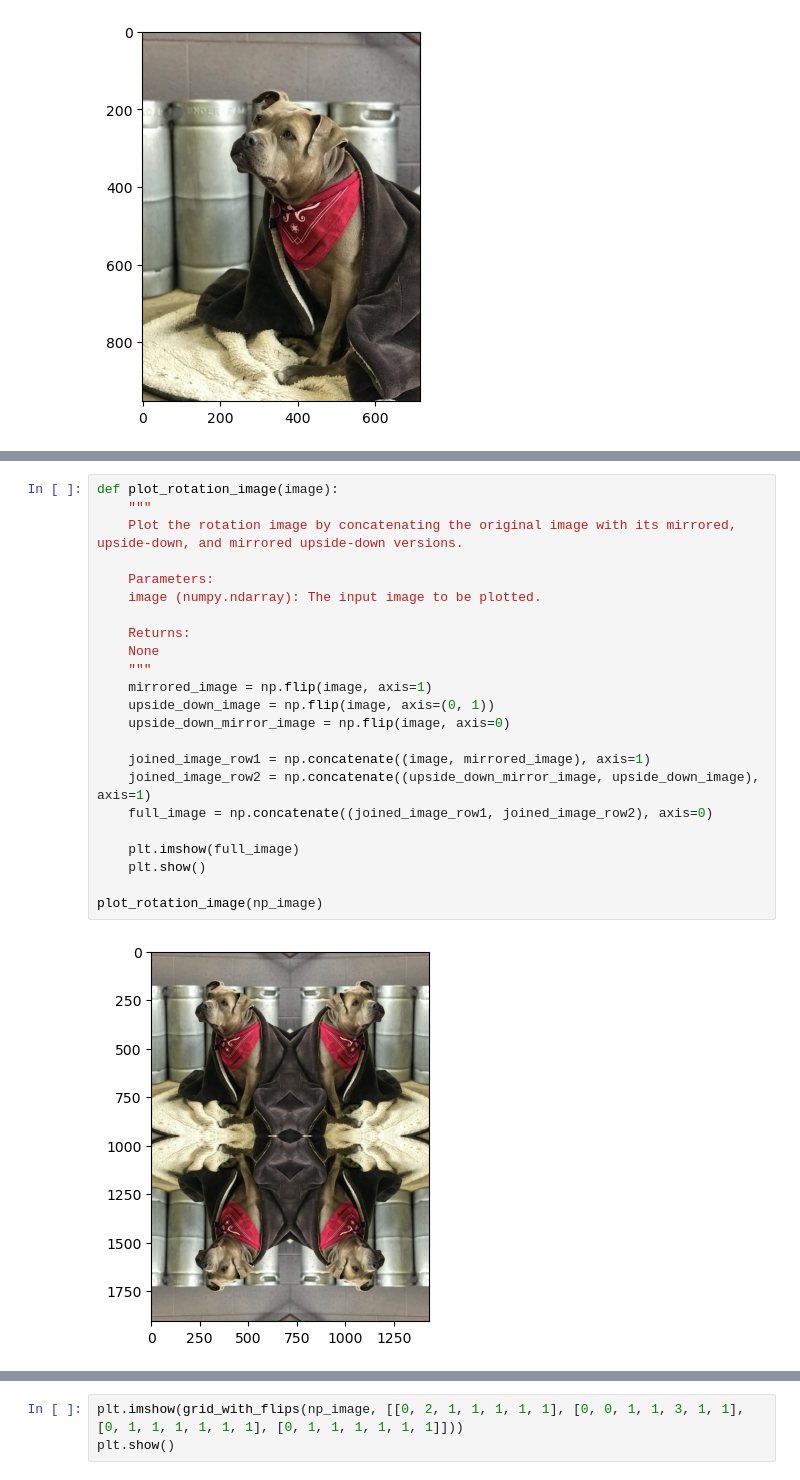
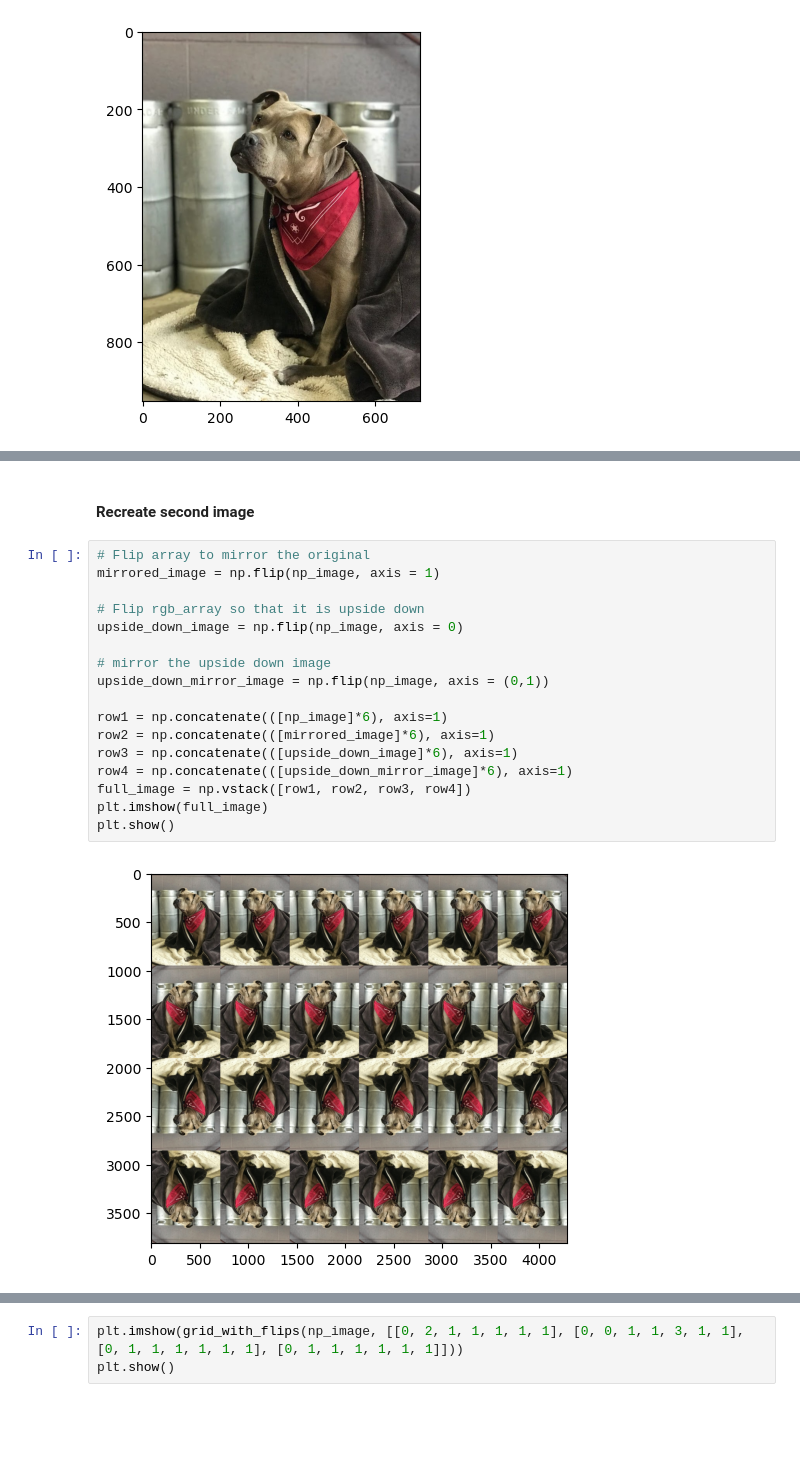
Before and after one commit to TinneCJM/assignment_numpy, a Jupyter notebook: notebooks/Assignment_notebook.ipynb, the cells around one changed output, grey strips where cells are left out. Drawn from its saved outputs; the diff is of its cells as text; blank space fills up the shorter version.

Commit message:
cleaned up assignment notebook and added example images4

```diff
--- a/notebooks/Assignment_notebook.ipynb
+++ b/notebooks/Assignment_notebook.ipynb
@@ -41,25 +76,21 @@ plt.show()
+# %% [markdown]
+#### Recreate second image
 # %%
-def plot_rotation_image(image):
-    """
-    Plot the rotation image by concatenating the original image with its mirrored, upside-down, and mirrored upside-down versions.
+# Flip array to mirror the original
+mirrored_image = np.flip(np_image, axis = 1)
 
-    Parameters:
-    image (numpy.ndarray): The input image to be plotted.
+# Flip rgb_array so that it is upside down
+upside_down_image = np.flip(np_image, axis = 0)
 
-    Returns:
-    None
-    """
-    mirrored_image = np.flip(image, axis=1)
-    upside_down_image = np.flip(image, axis=(0, 1))
-    upside_down_mirror_image = np.flip(image, axis=0)
+# mirror the upside down image
+upside_down_mirror_image = np.flip(np_image, axis = (0,1))
 
-    joined_image_row1 = np.concatenate((image, mirrored_image), axis=1)
-    joined_image_row2 = np.concatenate((upside_down_mirror_image, upside_down_image), axis=1)
-    full_image = np.concatenate((joined_image_row1, joined_image_row2), axis=0)
-
-    plt.imshow(full_image)
-    plt.show()
-
-plot_rotation_image(np_image)
+row1 = np.concatenate(([np_image]*6), axis=1)
+row2 = np.concatenate(([mirrored_image]*6), axis=1)
+row3 = np.concatenate(([upside_down_image]*6), axis=1)
+row4 = np.concatenate(([upside_down_mirror_image]*6), axis=1)
+full_image = np.vstack([row1, row2, row3, row4])
+plt.imshow(full_image)
+plt.show()
 # %% [output]
-[figure, old version]
+[figure, new version]
```
Also changed, not shown: parts of 18 cells of this notebook, 4 other files.
